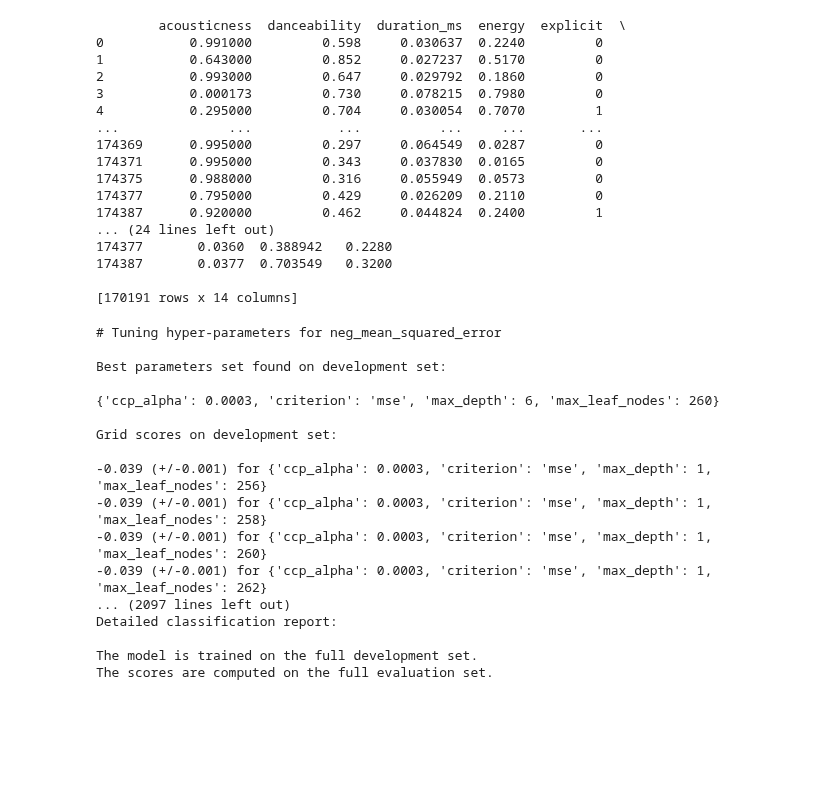
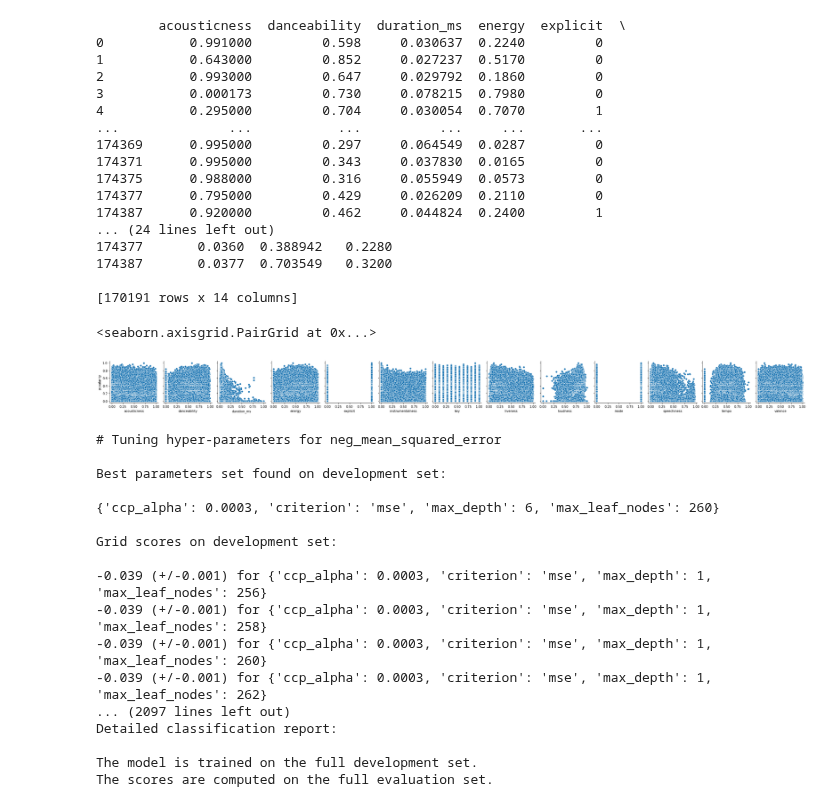
Before and after one commit to Naive-Meme-Classifiers/spotify-popularity-predictor, a Jupyter notebook: predictor.ipynb, the cells around one changed output. Saved outputs shown, nothing was run; the diff lists cells and outputs as text; code cells hidden in the pictures; blank space fills up the shorter version.

Commit message:
created some plots

```diff
--- a/predictor.ipynb
+++ b/predictor.ipynb
@@ -21,30 +21,40 @@ scaler = MinMaxScaler()
 cols_to_normalize = ['duration_ms', 'key', 'loudness', 'popularity', 'tempo']
 dataset[cols_to_normalize] = scaler.fit_transform(dataset[cols_to_normalize])
 
-print(dataset)
-
-# TODO: further preprocessing?
-
-y = dataset.pop('popularity') # popularity is our class to predict
-X_headers = list(dataset.columns.values)
-X = dataset.to_numpy()
-
-X_train, X_test, y_train, y_test = train_test_split(X, y, test_size=0.3, random_state=0)
+# print(dataset)
-# %% [output]
-        acousticness  danceability  duration_ms  energy  explicit  \
-0           0.991000         0.598     0.030637  0.2240         0
-1           0.643000         0.852     0.027237  0.5170         0
-2           0.993000         0.647     0.029792  0.1860         0
-3           0.000173         0.730     0.078215  0.7980         0
-4           0.295000         0.704     0.030054  0.7070         1
-...              ...           ...          ...     ...       ...
-174369      0.995000         0.297     0.064549  0.0287         0
-174371      0.995000         0.343     0.037830  0.0165         0
-174375      0.988000         0.316     0.055949  0.0573         0
-174377      0.795000         0.429     0.026209  0.2110         0
-174387      0.920000         0.462     0.044824  0.2400         1
-... (24 lines left out)
-174377       0.0360  0.388942   0.2280
-174387       0.0377  0.703549   0.3200
-
-[170191 rows x 14 columns]
+# %%
+# Data analysis
+# pair plots: https://seaborn.pydata.org/generated/seaborn.pairplot.html
+import seaborn as sb
+
+# Pairwise plots between each column in the data set excluding popularity, binary (mode and explicit) and discrete (key) features
+pair_plot_data = dataset.drop(columns=['mode', 'explicit', 'key', 'popularity'])
+# sb.pairplot(pair_plot_data, corner=True)
+# There isn't a lot of direct correlation between any two property of a song
+
+# Correlation between each property and popularity
+sb.pairplot(dataset, x_vars=usecols,
+    y_vars=['popularity'])
+# The proprties we have left do not directly correlate with the popularity of a song
+
+# analyze binary features (mode, explicit)
+# %% [output]
+        acousticness  danceability  duration_ms  energy  explicit  \
+0           0.991000         0.598     0.030637  0.2240         0
+1           0.643000         0.852     0.027237  0.5170         0
+2           0.993000         0.647     0.029792  0.1860         0
+3           0.000173         0.730     0.078215  0.7980         0
+4           0.295000         0.704     0.030054  0.7070         1
+...              ...           ...          ...     ...       ...
+174369      0.995000         0.297     0.064549  0.0287         0
+174371      0.995000         0.343     0.037830  0.0165         0
+174375      0.988000         0.316     0.055949  0.0573         0
+174377      0.795000         0.429     0.026209  0.2110         0
+174387      0.920000         0.462     0.044824  0.2400         1
+... (24 lines left out)
+174377       0.0360  0.388942   0.2280
+174387       0.0377  0.703549   0.3200
+
+[170191 rows x 14 columns]
+<seaborn.axisgrid.PairGrid at 0x...>
+[figure, added]
```
Also changed, not shown: parts of 1 cell of this notebook.
